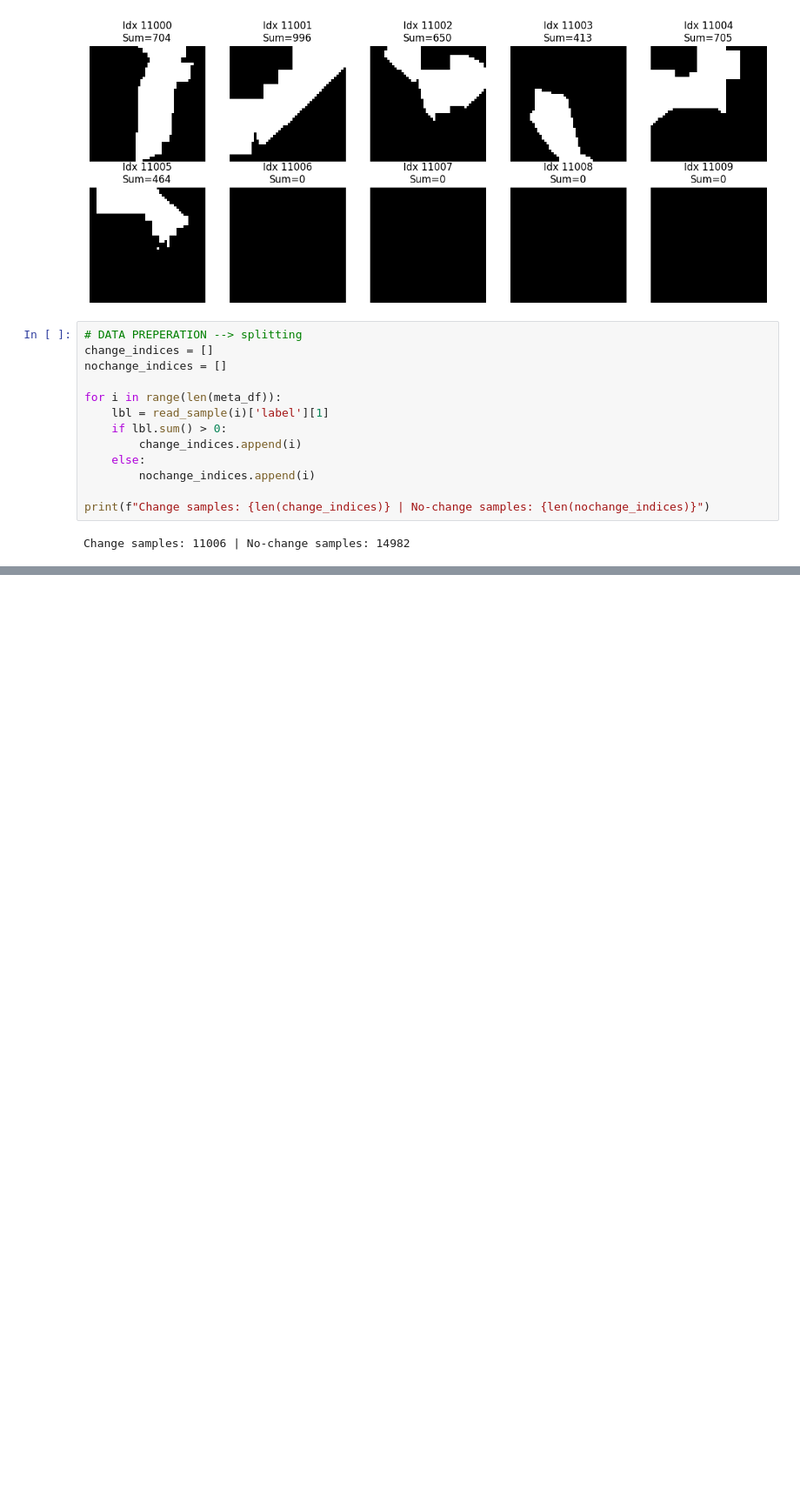
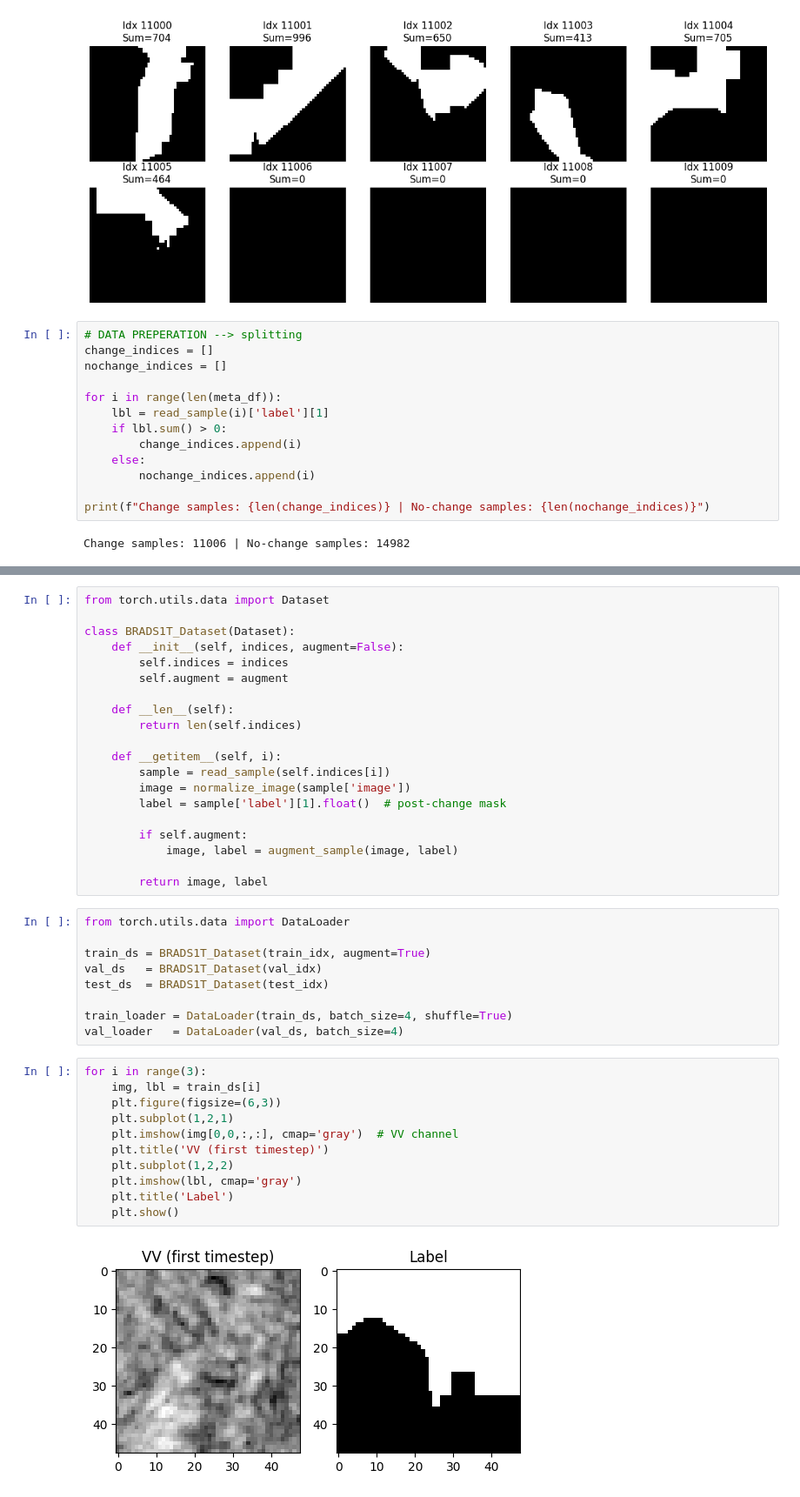
Before and after one commit to simrandesai/CS539-Project, a Jupyter notebook: explore2.ipynb, the cells around one changed output, grey strips where cells are left out. Shown: that part at 87% size. Drawn from its saved outputs; the diff is of its cells as text; blank space fills up the shorter version.

Commit message:
more data prep techniques

```diff
--- a/explore2.ipynb
+++ b/explore2.ipynb
@@ -367,0 +414,42 @@ Change samples: 11006 | No-change samples: 14982
+# %%
+from torch.utils.data import Dataset
+
+class BRADS1T_Dataset(Dataset):
+    def __init__(self, indices, augment=False):
+        self.indices = indices
+        self.augment = augment
+
+    def __len__(self):
+        return len(self.indices)
+
+    def __getitem__(self, i):
+        sample = read_sample(self.indices[i])
+        image = normalize_image(sample['image'])
+        label = sample['label'][1].float()  # post-change mask
+
+        if self.augment:
+            image, label = augment_sample(image, label)
+
+        return image, label
+# %%
+from torch.utils.data import DataLoader
+
+train_ds = BRADS1T_Dataset(train_idx, augment=True)
+val_ds   = BRADS1T_Dataset(val_idx)
+test_ds  = BRADS1T_Dataset(test_idx)
+
+train_loader = DataLoader(train_ds, batch_size=4, shuffle=True)
+val_loader   = DataLoader(val_ds, batch_size=4)
+# %%
+for i in range(3):
+    img, lbl = train_ds[i]
+    plt.figure(figsize=(6,3))
+    plt.subplot(1,2,1)
+    plt.imshow(img[0,0,:,:], cmap='gray')  # VV channel
+    plt.title('VV (first timestep)')
+    plt.subplot(1,2,2)
+    plt.imshow(lbl, cmap='gray')
+    plt.title('Label')
+    plt.show()
+# %% [output]
+[figure, added]
```
Also changed, not shown: parts of 5 cells of this notebook.
